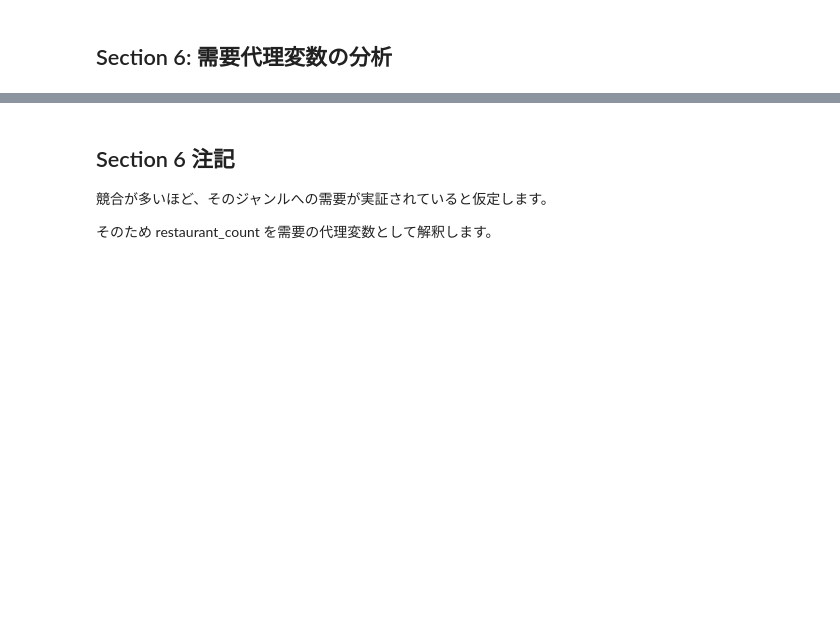
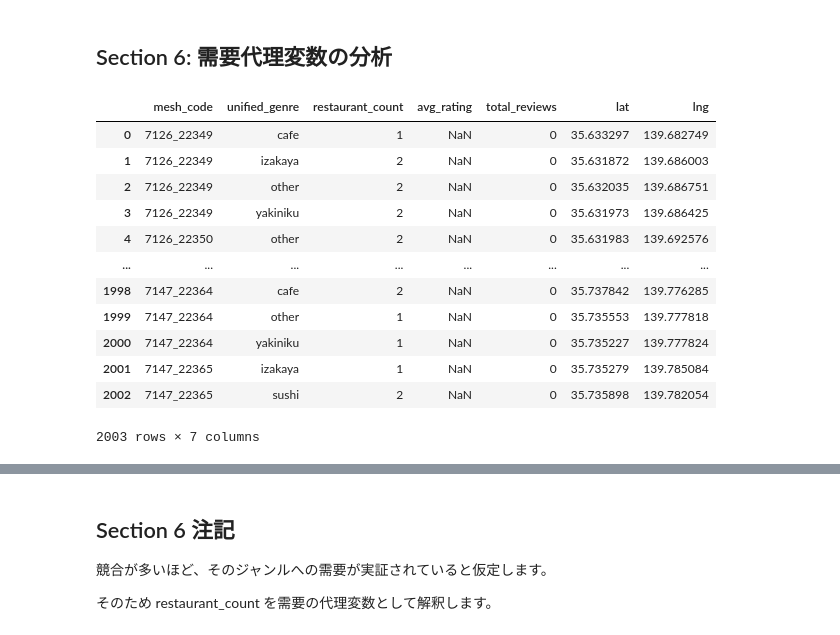
Before and after one commit to HisafumiTakahashi/market_gap_finder, a Jupyter notebook: notebooks/01_collection_eda.ipynb, the cells around one changed output, grey strips where cells are left out. Saved outputs shown, nothing was run; the diff lists cells and outputs as text; code cells hidden in the pictures; blank space fills up the shorter version.

```diff
--- a/notebooks/01_collection_eda.ipynb
+++ b/notebooks/01_collection_eda.ipynb
@@ -141,5 +213,21 @@ else:
 # %% [markdown]
 ## Section 6: 需要代理変数の分析
+# %%
+df_agg
+# %% [output]
+|  | mesh_code | unified_genre | restaurant_count | avg_rating | total_reviews | lat | lng |
+| 0 | 7126_22349 | cafe | 1 | NaN | 0 | 35.633297 | 139.682749 |
+| 1 | 7126_22349 | izakaya | 2 | NaN | 0 | 35.631872 | 139.686003 |
+| 2 | 7126_22349 | other | 2 | NaN | 0 | 35.632035 | 139.686751 |
+| 3 | 7126_22349 | yakiniku | 2 | NaN | 0 | 35.631973 | 139.686425 |
+| 4 | 7126_22350 | other | 2 | NaN | 0 | 35.631983 | 139.692576 |
+| ... | ... | ... | ... | ... | ... | ... | ... |
+| 1998 | 7147_22364 | cafe | 2 | NaN | 0 | 35.737842 | 139.776285 |
+| 1999 | 7147_22364 | other | 1 | NaN | 0 | 35.735553 | 139.777818 |
+| 2000 | 7147_22364 | yakiniku | 1 | NaN | 0 | 35.735227 | 139.777824 |
+| 2001 | 7147_22365 | izakaya | 1 | NaN | 0 | 35.735279 | 139.785084 |
+| 2002 | 7147_22365 | sushi | 2 | NaN | 0 | 35.735898 | 139.782054 |
+2003 rows × 7 columns
 # %%
 if df_agg is None or df_agg.empty:
     print("skip: 集計データが存在しないため需要代理変数分析をスキップします")
```
Also changed, not shown: parts of 8 cells of this notebook, 9 other files.
